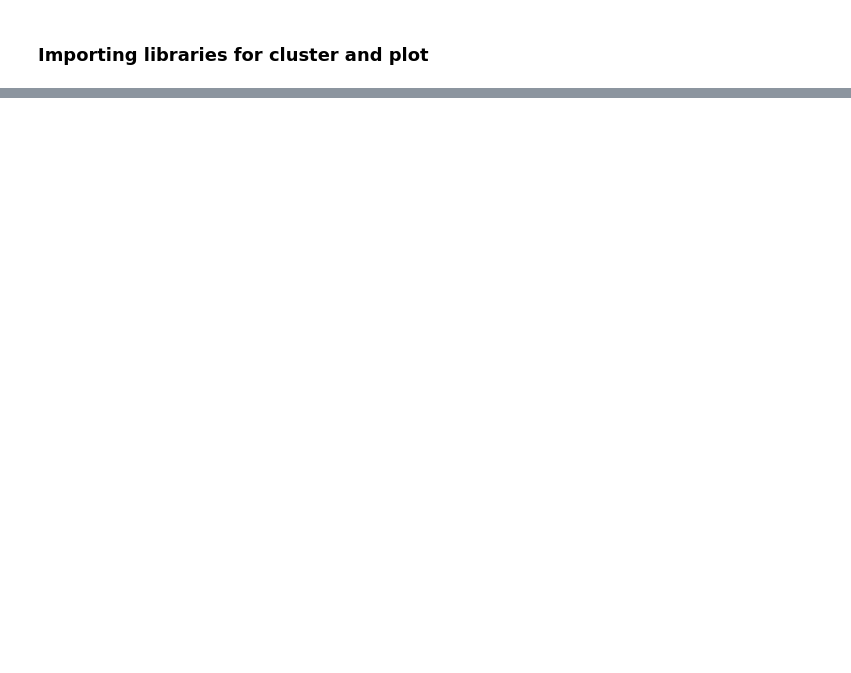
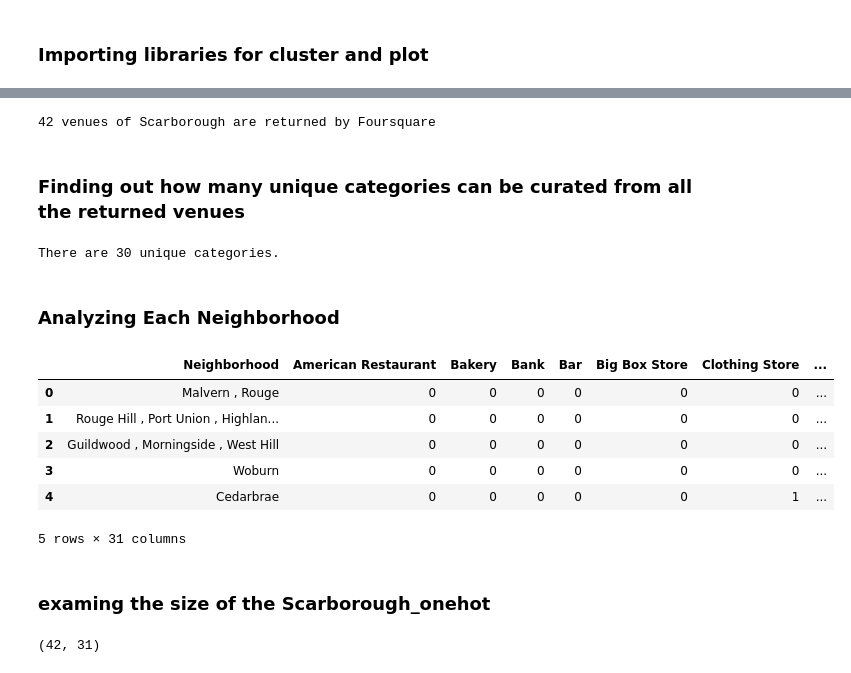
Before and after one commit to ChinghsiuLee/Assignment-of-course-9-IBM-Data-Science, a Jupyter notebook: notebook_Ching-hsiu_Lee_DMnVGYgBo.ipynb, the cells around one changed output, grey strips where cells are left out. Drawn from its saved outputs; the diff is of its cells as text; code cells hidden in the pictures; blank space fills up the shorter version.

```diff
--- a/notebook_Ching-hsiu_Lee_DMnVGYgBo.ipynb
+++ b/notebook_Ching-hsiu_Lee_DMnVGYgBo.ipynb
@@ -200,0 +296,3 @@ df3
+# %%
+results=requests.get(url).json()
+results
@@ -200,0 +319,12 @@ df3
+# %%
+# Function that extracts the category of the venue
+def get_category_type(row):
+    try:
+        categories_list=row['categories']
+    except:
+        categories_list=row['venue.categories']
+
+    if len(categories_list)==0:
+        return None
+    else:
+        return categories_list[0]['name']
@@ -200,0 +333,15 @@ df3
+# %%
+venues=results['response']['groups'][0]['items']
+nearby_venues=json_normalize(venues) # flatten json
+
+#filter columns
+filtered_columns=['venue.name','venue.categories','venue.location.lat','venue.location.lng']
+nearby_venues=nearby_venues.loc[:,filtered_columns]
+
+# filter the category for each row
+nearby_venues['venue.categories']=nearby_venues.apply(get_category_type,axis=1)
+
+# clean columns
+nearby_venues.columns=[col.split(".")[-1] for col in nearby_venues.columns]
+
+nearby_venues
@@ -200,0 +366,36 @@ df3
+# %%
+print('{} venues of Scarborough are returned by Foursquare'.format(nearby_venues.shape[0]))
+# %% [output]
+42 venues of Scarborough are returned by Foursquare
+# %% [markdown]
+### Finding out how many unique categories can be  curated from all the returned venues
+# %%
+print('There are {} unique categories.'.format(len(nearby_venues['categories'].unique())))
+# %% [output]
+There are 30 unique categories.
+# %% [markdown]
+### Analyzing Each Neighborhood
+# %%
+# one hot encoding
+Scarborough_onehot=pd.get_dummies(nearby_venues['categories'],prefix=" ",prefix_sep=" ")
+# adding neighborhood column to the dataframe
+Scarborough_onehot['Neighborhood']=Scarborough['Neighborhood']
+# moving neighboehood column to the first column
+fixed_columns=[Scarborough_onehot.columns[-1]]+list(Scarborough_onehot.columns[:-1])
+Scarborough_onehot=Scarborough_onehot[fixed_columns]
+
+Scarborough_onehot.head()
+# %% [output]
+|  | Neighborhood | American Restaurant | Bakery | Bank | Bar | Big Box Store | Clothing Store | ... |
+| 0 | Malvern , Rouge | 0 | 0 | 0 | 0 | 0 | 0 | ... |
+| 1 | Rouge Hill , Port Union , Highlan... | 0 | 0 | 0 | 0 | 0 | 0 | ... |
+| 2 | Guildwood , Morningside , West Hill | 0 | 0 | 0 | 0 | 0 | 0 | ... |
+| 3 | Woburn | 0 | 0 | 0 | 0 | 0 | 0 | ... |
+| 4 | Cedarbrae | 0 | 0 | 0 | 0 | 0 | 1 | ... |
+5 rows × 31 columns
+# %% [markdown]
+### examing the size of the Scarborough_onehot
+# %%
+Scarborough_onehot.shape
+# %% [output]
+(42, 31)
```
Also changed, not shown: parts of 41 cells of this notebook.
